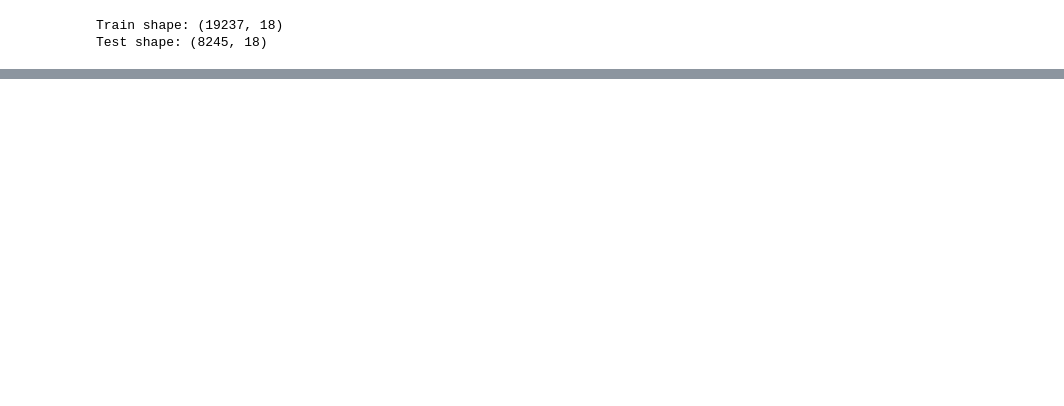
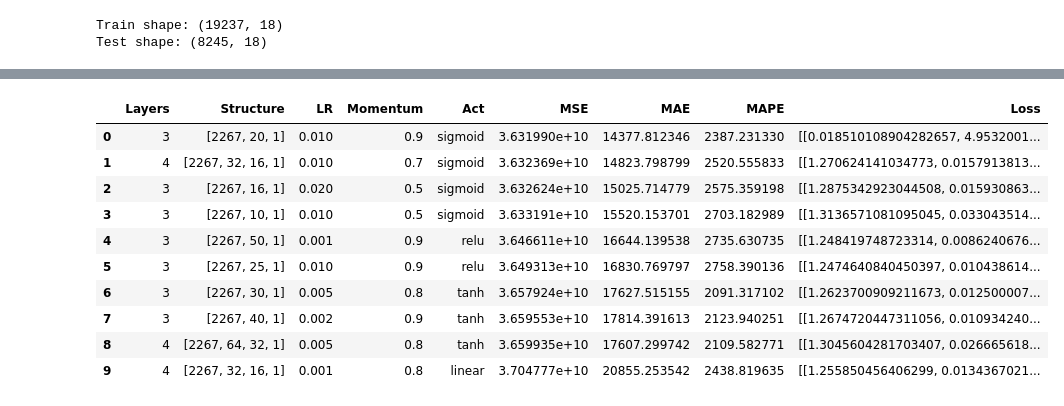
Before and after one commit to Aquiles29/NeuralAndEvo_Activitat1, a Jupyter notebook: notebooks/02_tests.ipynb, the cells around one changed output, grey strips where cells are left out. Drawn from its saved outputs; the diff is of its cells as text; code cells hidden in the pictures; blank space fills up the shorter version.

```diff
--- a/notebooks/02_tests.ipynb
+++ b/notebooks/02_tests.ipynb
@@ -103,0 +124,63 @@ Errores por época (última fila = última epoch): [1.24195327 0.01271407]
+# %%
+results = []
+best_mse = float('inf')
+best_preds = None
+best_params = None
+best_loss_curve = None
+
+for i, params in enumerate(param_grid):
+    print(f"\n🔎 Training model {i+1}/{len(param_grid)} with params: {params}")
+
+    nn = NeuralNet(
+        n_layers=params["layers"],
+        n_units=params["units"],
+        epochs=50,
+        lr=params["lr"],
+        momentum=params["momentum"],
+        activation=params["act"],
+        val_percent=0.2
+    )
+
+    nn.fit(X, y_norm)
+
+    # Loss curve
+    loss_curve = nn.loss_epochs()
+
+    # Predict (normalized)
+    y_pred_norm = nn.predict(X)
+
+    # Convert to original scale
+    y_pred = y_pred_norm * y_std + y_mean
+
+    # Metrics
+    mse = mean_squared_error(y, y_pred)
+    mae = mean_absolute_error(y, y_pred)
+    mape = np.mean(np.abs((y - y_pred) / y)) * 100
+
+    # Save metrics
+    results.append({
+        "Layers": params["layers"],
+        "Structure": str(params["units"]),
+        "LR": params["lr"],
+        "Momentum": params["momentum"],
+        "Act": params["act"],
+        "MSE": mse,
+        "MAE": mae,
+        "MAPE": mape,
+        "Loss": loss_curve       # <<--- 🔥 NECESARIO
+    })
+
+    # Save best model
+    if mse < best_mse:
+        best_mse = mse
+        best_preds = y_pred
+        best_params = params
+        best_loss_curve = loss_curve  # <<--- 🔥 NECESARIO
+
+    print(f" → MSE: {mse:.2f}, MAE: {mae:.2f}, MAPE: {mape:.2f}%")
+
+# Convert to DataFrame
+df_results = pd.DataFrame(results)
+df_results = df_results.sort_values("MSE").reset_index(drop=True)
+df_results
+# %% [output]
@@ -103,0 +204,11 @@ Errores por época (última fila = última epoch): [1.24195327 0.01271407]
+|  | Layers | Structure | LR | Momentum | Act | MSE | MAE | MAPE | Loss |
+| 0 | 3 | [2267, 20, 1] | 0.010 | 0.9 | sigmoid | 3.631990e+10 | 14377.812346 | 2387.231330 | [[0.018510108904282657, 4.9532001... |
+| 1 | 4 | [2267, 32, 16, 1] | 0.010 | 0.7 | sigmoid | 3.632369e+10 | 14823.798799 | 2520.555833 | [[1.270624141034773, 0.0157913813... |
+| 2 | 3 | [2267, 16, 1] | 0.020 | 0.5 | sigmoid | 3.632624e+10 | 15025.714779 | 2575.359198 | [[1.2875342923044508, 0.015930863... |
+| 3 | 3 | [2267, 10, 1] | 0.010 | 0.5 | sigmoid | 3.633191e+10 | 15520.153701 | 2703.182989 | [[1.3136571081095045, 0.033043514... |
+| 4 | 3 | [2267, 50, 1] | 0.001 | 0.9 | relu | 3.646611e+10 | 16644.139538 | 2735.630735 | [[1.248419748723314, 0.0086240676... |
+| 5 | 3 | [2267, 25, 1] | 0.010 | 0.9 | relu | 3.649313e+10 | 16830.769797 | 2758.390136 | [[1.2474640840450397, 0.010438614... |
+| 6 | 3 | [2267, 30, 1] | 0.005 | 0.8 | tanh | 3.657924e+10 | 17627.515155 | 2091.317102 | [[1.2623700909211673, 0.012500007... |
+| 7 | 3 | [2267, 40, 1] | 0.002 | 0.9 | tanh | 3.659553e+10 | 17814.391613 | 2123.940251 | [[1.2674720447311056, 0.010934240... |
+| 8 | 4 | [2267, 64, 32, 1] | 0.005 | 0.8 | tanh | 3.659935e+10 | 17607.299742 | 2109.582771 | [[1.3045604281703407, 0.026665618... |
+| 9 | 4 | [2267, 32, 16, 1] | 0.001 | 0.8 | linear | 3.704777e+10 | 20855.253542 | 2438.819635 | [[1.255850456406299, 0.0134367021... |
```
Also changed, not shown: parts of 7 cells of this notebook, 1 other file.
